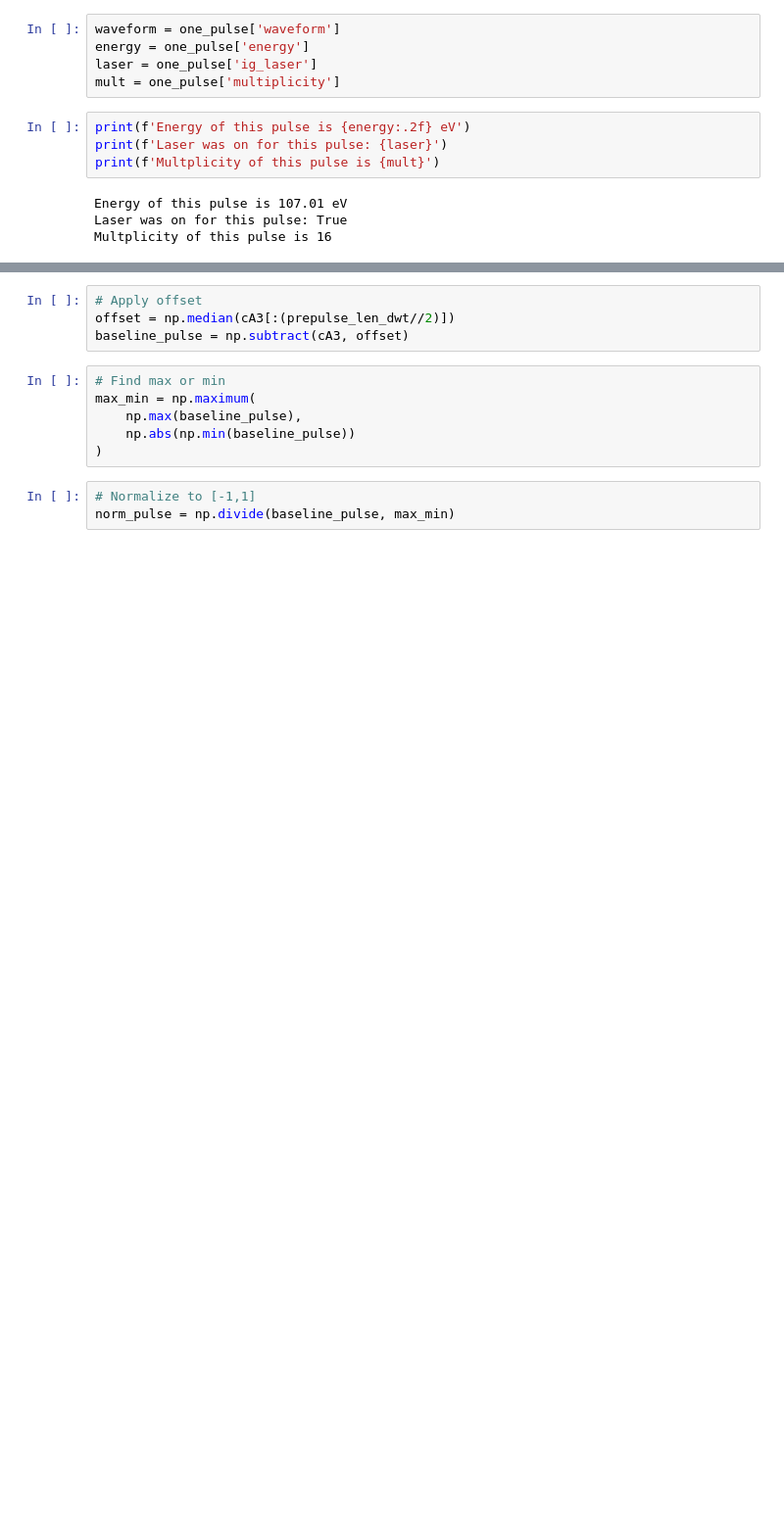
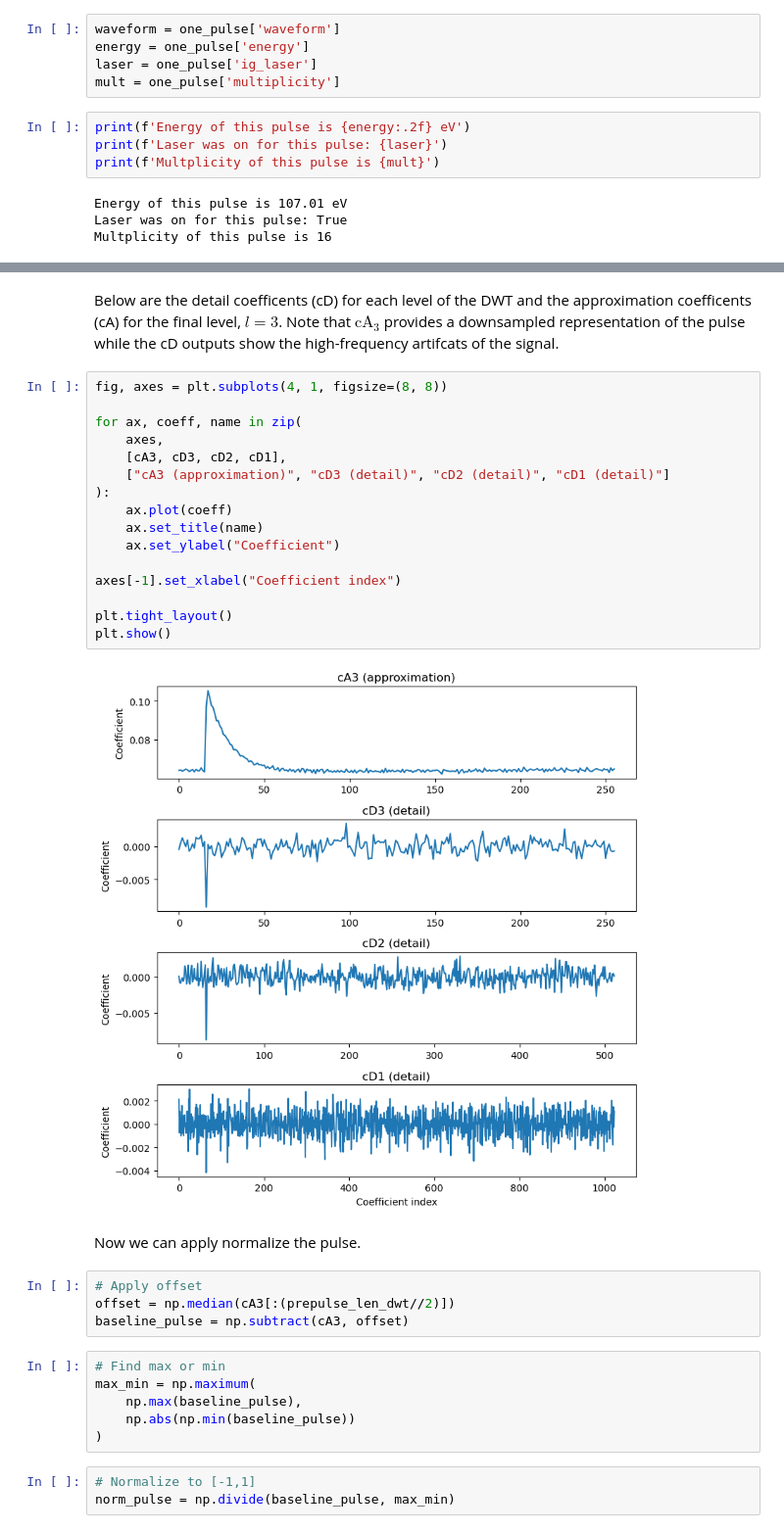
Before and after one commit to cmhinkle/semi_supervised_pulses_BeEST, a Jupyter notebook: notebooks/semisupervised.ipynb, the cells around one changed output, grey strips where cells are left out. Shown at 98% size. Drawn from its saved outputs; the diff is of its cells as text; blank space fills up the shorter version.

```diff
--- a/notebooks/semisupervised.ipynb
+++ b/notebooks/semisupervised.ipynb
@@ -119,3 +142,25 @@ prepulse_len_dwt = PRE_PULSE_LEN // 8
+# %% [markdown]
+Below are the detail coefficents (cD) for each level of the DWT and the approximation coefficents (cA) for the final level, $l=3$. Note that $\text{cA}_3$ provides a downsampled representation of the pulse while the cD outputs show the high-frequency artifcats of the signal.
+# %%
+fig, axes = plt.subplots(4, 1, figsize=(8, 8))
+
+for ax, coeff, name in zip(
+    axes,
+    [cA3, cD3, cD2, cD1],
+    ["cA3 (approximation)", "cD3 (detail)", "cD2 (detail)", "cD1 (detail)"]
+):
+    ax.plot(coeff)
+    ax.set_title(name)
+    ax.set_ylabel("Coefficient")
+
+axes[-1].set_xlabel("Coefficient index")
+
+plt.tight_layout()
+plt.show()
+# %% [output]
+[figure, added]
+# %% [markdown]
+Now we can apply normalize the pulse.
 # %%
 # Apply offset
 offset = np.median(cA3[:(prepulse_len_dwt//2)])
```
Also changed, not shown: parts of 63 cells of this notebook, 1 other file.
